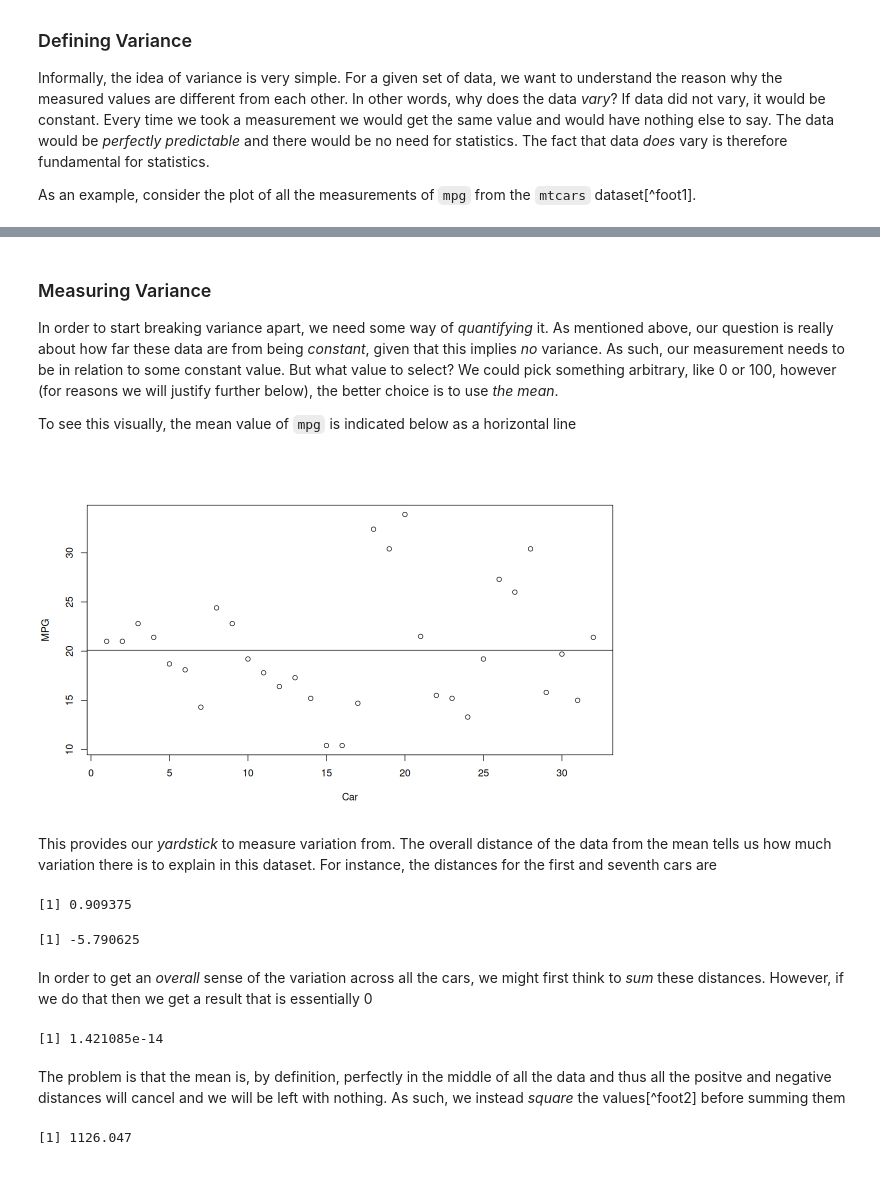
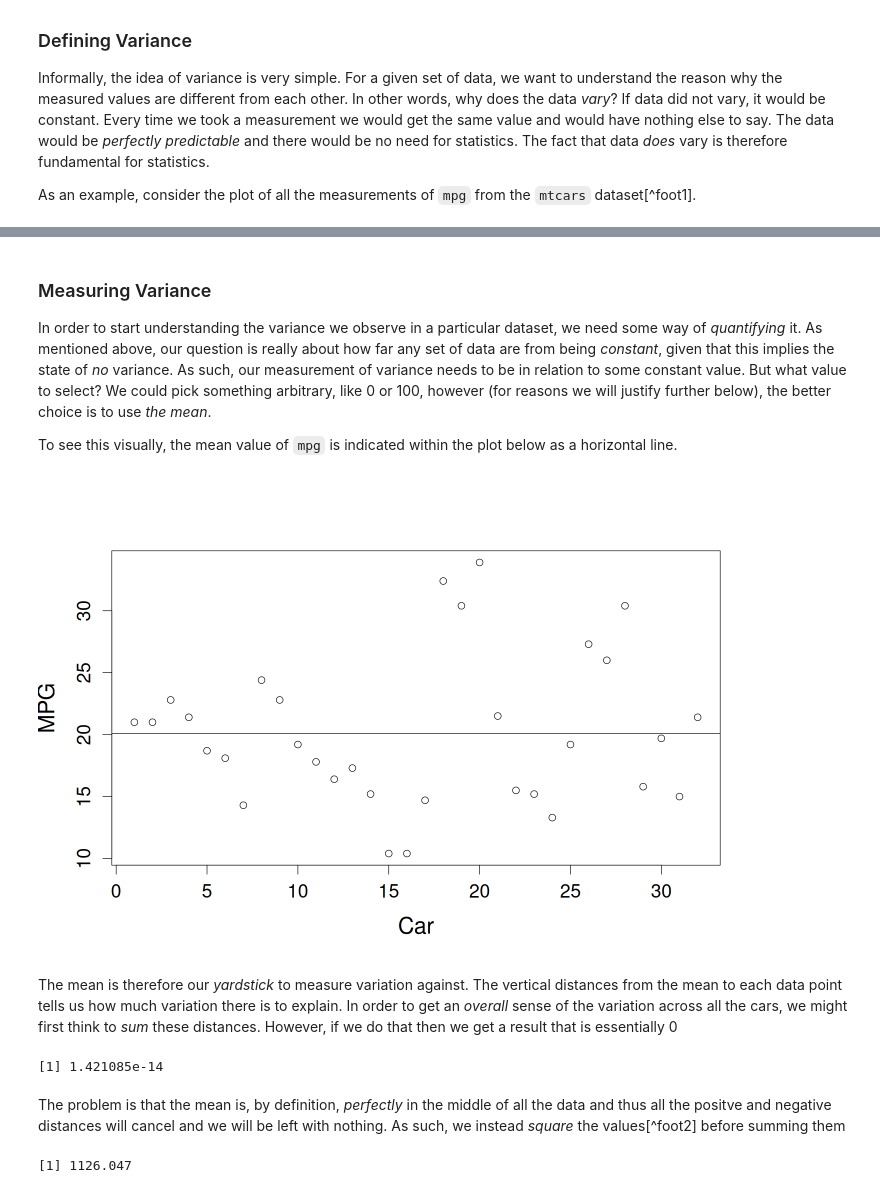
Before and after one commit to PCHN63101-Advanced-Data-Skills/Simple-Multiple-Regression, a Jupyter notebook: _build/html/_sources/1.linear-models-framework.ipynb, the cells around one changed output, grey strips where cells are left out. Saved outputs shown, nothing was run; the diff lists cells and outputs as text; code cells hidden in the pictures.

```diff
--- a/_build/html/_sources/1.linear-models-framework.ipynb
+++ b/_build/html/_sources/1.linear-models-framework.ipynb
@@ -28,30 +27,23 @@ Some of this variation will be due to limitations in the accuracy of measurement
 # %% [markdown]
 
 ### Measuring Variance
-In order to start breaking variance apart, we need some way of *quantifying* it. As mentioned above, our question is really about how far these data are from being *constant*, given that this implies *no* variance. As such, our measurement needs to be in relation to some constant value. But what value to select? We could pick something arbitrary, like 0 or 100, however (for reasons we will justify further below), the better choice is to use *the mean*.
+In order to start understanding the variance we observe in a particular dataset, we need some way of *quantifying* it. As mentioned above, our question is really about how far any set of data are from being *constant*, given that this implies the state of *no* variance. As such, our measurement of variance needs to be in relation to some constant value. But what value to select? We could pick something arbitrary, like 0 or 100, however (for reasons we will justify further below), the better choice is to use *the mean*.
 
-To see this visually, the mean value of `mpg` is indicated below as a horizontal line
+To see this visually, the mean value of `mpg` is indicated within the plot below as a horizontal line.
 # %%
+par(cex.lab=1.5, cex.axis=1.25, cex=1.5) # plot scaling
 plot(x=seq(1,length(mtcars$mpg)), y=mtcars$mpg, xlab="Car", ylab="MPG")
 abline(h=mean(mtcars$mpg))
 # %% [output]
-[figure, old version]
+[figure, new version]
 # %% [markdown]
-This provides our *yardstick* to measure variation from. The overall distance of the data from the mean tells us how much variation there is to explain in this dataset. For instance, the distances for the first and seventh cars are
+The mean is therefore our *yardstick* to measure variation against. The vertical distances from the mean to each data point tells us how much variation there is to explain. In order to get an *overall* sense of the variation across all the cars, we might first think to *sum* these distances. However, if we do that then we get a result that is essentially 0
-# %%
-mtcars$mpg[1] - mean(mtcars$mpg)
-mtcars$mpg[7] - mean(mtcars$mpg)
-# %% [output]
-[1] 0.909375
-[1] -5.790625
-# %% [markdown]
-In order to get an *overall* sense of the variation across all the cars, we might first think to *sum* these distances. However, if we do that then we get a result that is essentially 0
 # %%
 sum(mtcars$mpg - mean(mtcars$mpg))
 # %% [output]
 [1] 1.421085e-14
 # %% [markdown]
-The problem is that the mean is, by definition, perfectly in the middle of all the data and thus all the positve and negative distances will cancel and we will be left with nothing. As such, we instead *square* the values[^foot2] before summing them
+The problem is that the mean is, by definition, *perfectly* in the middle of all the data and thus all the positve and negative distances will cancel and we will be left with nothing. As such, we instead *square* the values[^foot2] before summing them
 # %%
 sum((mtcars$mpg - mean(mtcars$mpg))^2)
 # %% [output]
```
Also changed, not shown: parts of 5 cells of this notebook, 14 other files.
